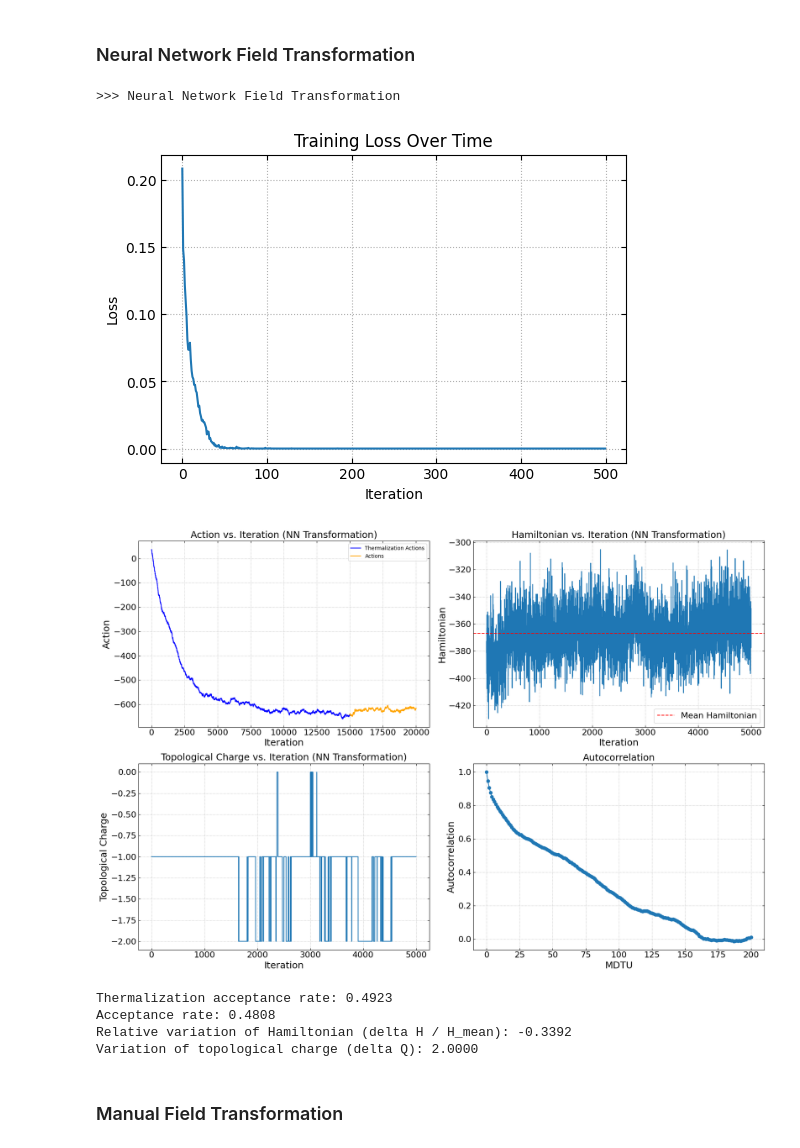
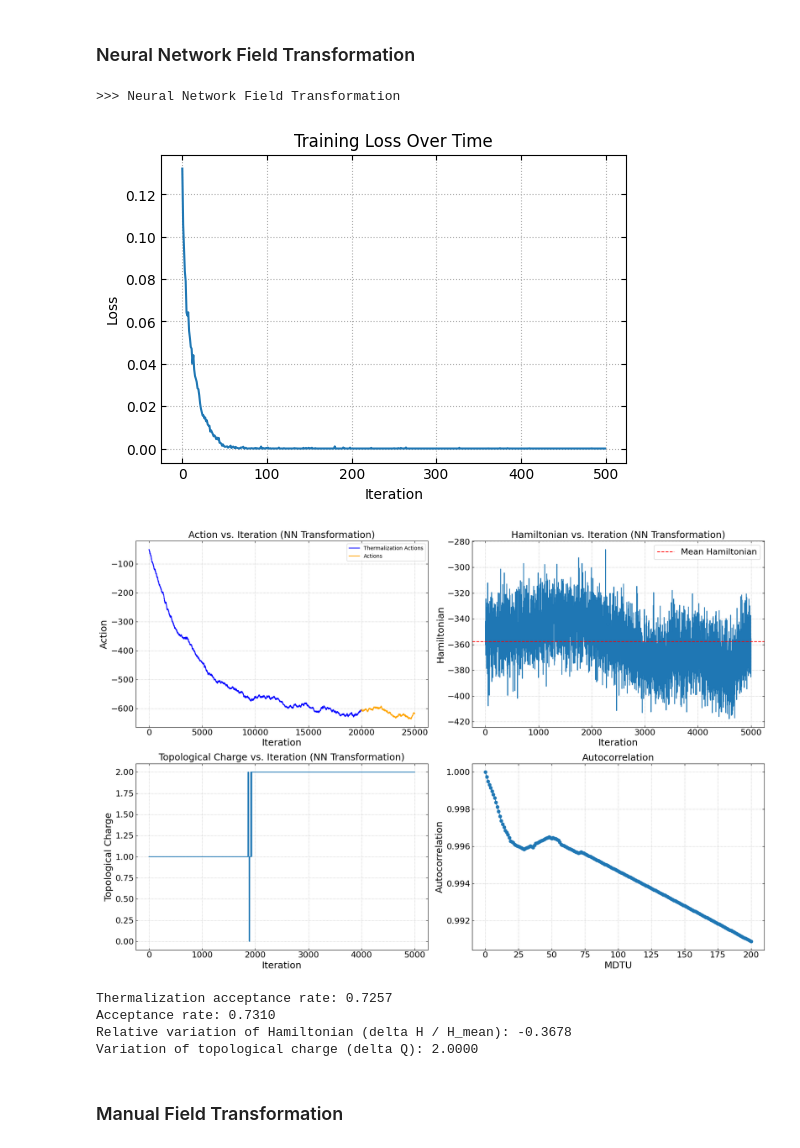
Before and after one commit to Greyyy-HJC/hmc_ft, a Jupyter notebook: 2d_u1/main.ipynb, the cells around one changed output. Cells and saved outputs as stored; diff of their text form; code cells hidden in the pictures.

Commit message:
fixed autocorrelation func calculation, now simple CNN works but not quite good

```diff
--- a/2d_u1/main.ipynb
+++ b/2d_u1/main.ipynb
@@ -13,9 +13,10 @@ If the energy conservation is not good, try to reduce the step size.
 """
 
 lattice_size = 16
+volume = lattice_size ** 2
 beta = 3
-n_thermalization_steps = 15000
-n_steps = 20
+n_thermalization_steps = 20000
+n_steps = 10
 step_size = 0.001
 n_iterations = 5000
 
@@ -64,44 +65,44 @@ Variation of topological charge (delta Q): 0.0000
 print(">>> Neural Network Field Transformation")
 
 # Train the neural network force
-nn_transformation = NNFieldTransformation(lattice_size)
+nn_transformation = NNFieldTransformation(lattice_size, model_type='CNN')
 nn_transformation.train(hmc, n_iterations=500)
 
 # Thermalize the system
 theta_thermalized, thermalization_actions, thermalization_acceptance_rate = hmc.thermalize(field_transformation=nn_transformation)
 
 # check boundary elements are matched
 assert np.all(np.roll(theta_thermalized[1], shift=-1, axis=0)[-1, :] == theta_thermalized[1][0, :])
 assert np.all(np.roll(theta_thermalized[0], shift=-1, axis=1)[:, -1] == theta_thermalized[0][:, 0])
 
 # Run HMC without field transformation
 final_config, actions, acceptance_rate, topological_charges, hamiltonians = hmc.run(n_iterations, theta_thermalized, field_transformation=nn_transformation)
 
 # Compute autocorrelation of the topological charge
 max_lag = 200
-autocorrelations = compute_autocorrelation(topological_charges, max_lag)
+autocorrelations = compute_autocorrelation(topological_charges, max_lag, beta, volume)
 
 # Plot results
 plot_results(thermalization_actions, actions, topological_charges, hamiltonians, autocorrelations, title_suffix="(NN Transformation)")
 
 # Print the acceptance rate
 print(f"Thermalization acceptance rate: {thermalization_acceptance_rate:.4f}")
 print(f"Acceptance rate: {acceptance_rate:.4f}")
 
 # Calculate and print the variation of Hamiltonian (delta H) relative to mean H
 delta_H = np.max(hamiltonians) - np.min(hamiltonians)
 H_mean = np.mean(hamiltonians)
 relative_delta_H = delta_H / H_mean
 print(f"Relative variation of Hamiltonian (delta H / H_mean): {relative_delta_H:.4f}")
 
 # Calculate and print the variation of topological charge (delta Q)
 delta_Q = np.max(topological_charges) - np.min(topological_charges)
 print(f"Variation of topological charge (delta Q): {delta_Q:.4f}")
 # %% [output]
 >>> Neural Network Field Transformation
-[figure, old version]
+[figure, new version]
-[figure, old version]
+[figure, new version]
-Thermalization acceptance rate: 0.4923
-Acceptance rate: 0.4808
-Relative variation of Hamiltonian (delta H / H_mean): -0.3392
+Thermalization acceptance rate: 0.7257
+Acceptance rate: 0.7310
+Relative variation of Hamiltonian (delta H / H_mean): -0.3678
 Variation of topological charge (delta Q): 2.0000
```
Also changed, not shown: parts of 4 cells of this notebook, 2 other files.
